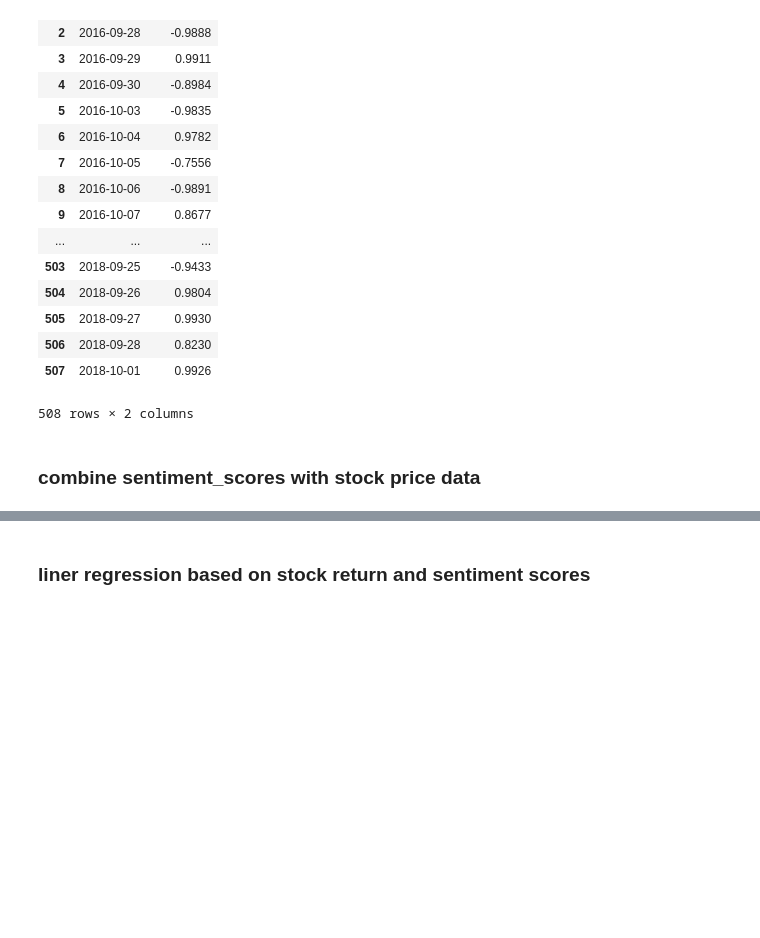
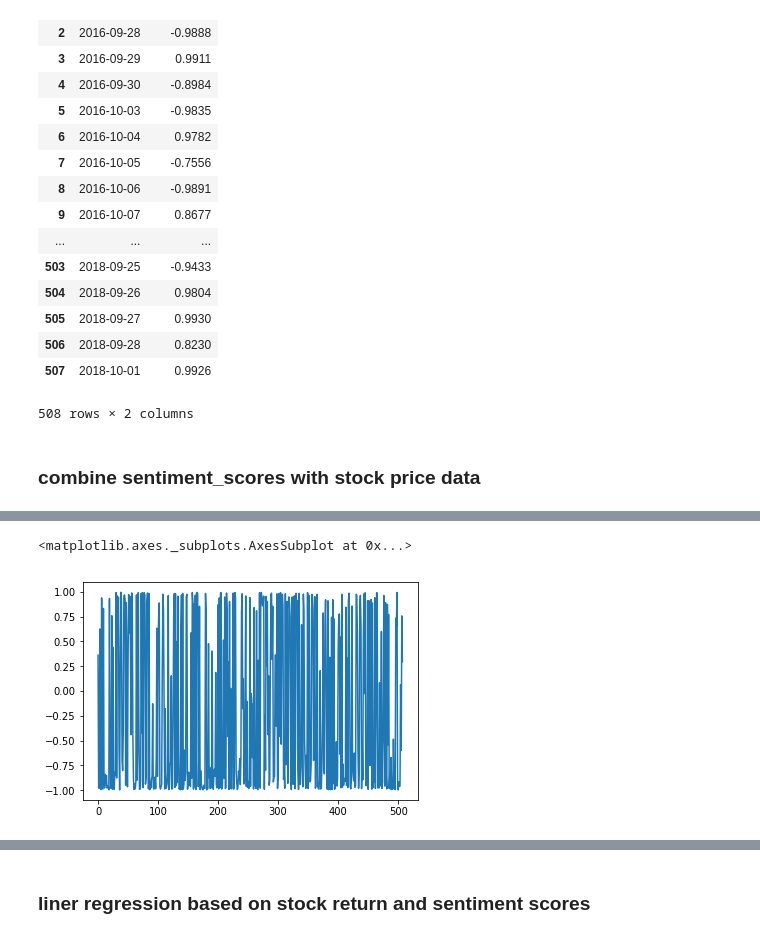
Before and after one commit to Rocket-101/RocketProject, a Jupyter notebook: xiaoya_rocketproject.ipynb, the cells around one changed output, grey strips where cells are left out. Saved outputs shown, nothing was run; the diff lists cells and outputs as text; code cells hidden in the pictures; blank space fills up the shorter version.

```diff
--- a/xiaoya_rocketproject.ipynb
+++ b/xiaoya_rocketproject.ipynb
@@ -175,0 +195,5 @@ df_combine
+# %%
+df_combine['sentiment'].plot()
+# %% [output]
+<matplotlib.axes._subplots.AxesSubplot at 0x...>
+[figure, added]
```
Also changed, not shown: parts of 10 cells of this notebook.
